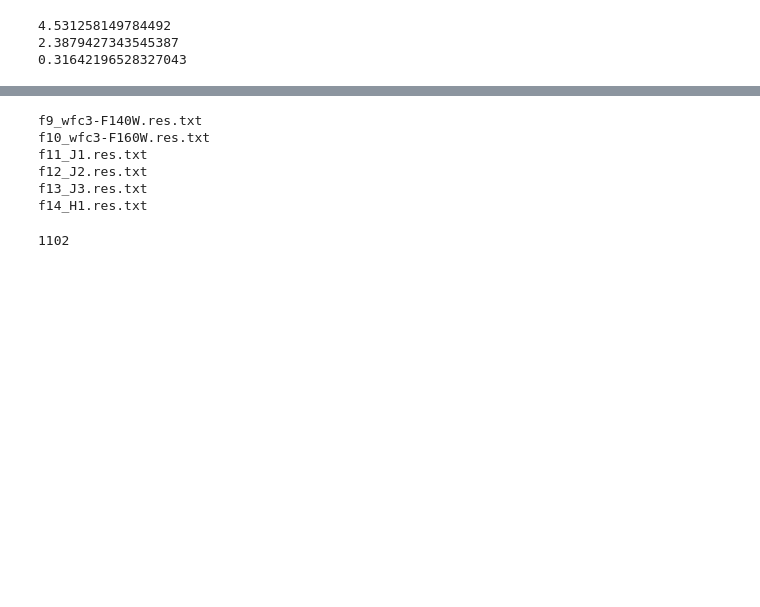
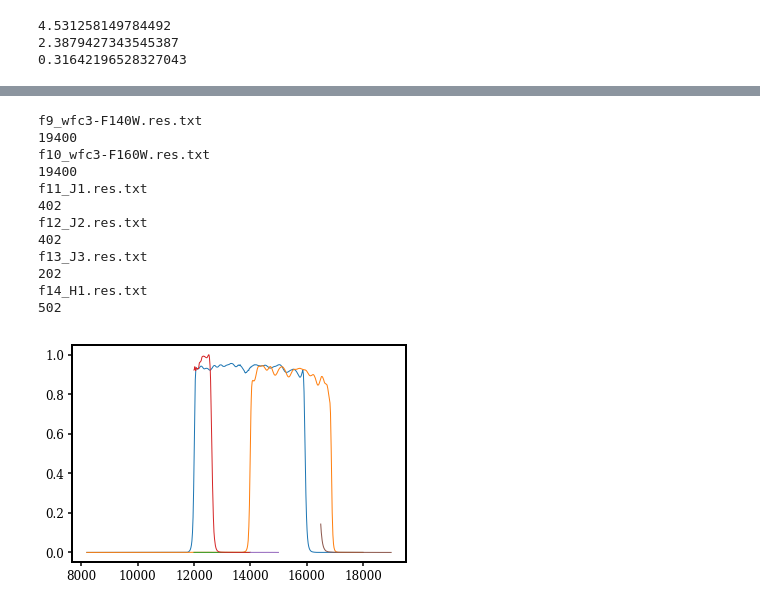
Before and after one commit to ywis/TAPS, a Jupyter notebook: examples/COSMOS_reduce_example-testing_filters.ipynb, the cells around one changed output, grey strips where cells are left out. Cells and saved outputs as stored; diff of their text form; code cells hidden in the pictures; blank space fills up the shorter version.

Commit message:
tested GODOSS example and the filter sets.

```diff
--- a/examples/COSMOS_reduce_example-testing_filters.ipynb
+++ b/examples/COSMOS_reduce_example-testing_filters.ipynb
@@ -1891,13 +1878,13 @@ photometric_flux_err = np.array([u_err,g_err,r_err,i_err,z_err, F606W_err,F814W_
                      J1_err,J2_err,J3_err,H1_err,H2_err,K_err, J_err,H_err,Ks_err,UVISTA_Y_err, UVISTA_J_err, UVISTA_H_err, UVISTA_Ks_err,\
                      B_err, V_err, Rp_err, Ip_err, Zp_err, IA427_err, IA464_err, IA484_err, IA505_err, IA527_err, IA574_err, IA624_err, IA679_err, IA709_err, IA738_err, IA767_err, IA827_err])#,\
                      #IRAC1_err, IRAC2_err, IRAC3_err, IRAC4_err])
-photometric_flux_err = np.array([u_err+0.1*u, g_err+0.1*g, r_err+0.1*r, i_err+0.1*i, z_err+0.1*z,\
-                     F606W_err+0.1*F606W, F814W_err+0.1*F814W, F125W_err+0.1*F125W, F140W_err+0.1*F140W, F160W_err+0.1*F160W,\
-                     J1_err+0.03*J1, J2_err+0.03*J2, J3_err+0.03*J3, H1_err+0.03*H1, H2_err+0.03*H2, K_err+0.03*K, J_err+0.03*J, H_err+0.03*H, Ks_err+0.03*Ks,\
-                     UVISTA_Y_err+0.03*UVISTA_Y, UVISTA_J_err+0.03*UVISTA_J, UVISTA_H_err+0.03*UVISTA_H, UVISTA_Ks_err+0.03*UVISTA_Ks,\
-                     B_err+0.03*B, V_err+0.03*V, Rp_err+0.03*Rp, Ip_err+0.03*Ip, Zp_err+0.03*Zp,\
-                     IA427_err+0.03*IA427, IA464_err+0.03*IA464, IA484_err+0.03*IA484, IA505_err+0.03*IA505, IA527_err+0.03*IA527,\
-                     IA574_err+0.03*IA574, IA624_err+0.03*IA624, IA679_err+0.03*IA679, IA709_err+0.03*IA709, IA738_err+0.03*IA738, IA767_err+0.03*IA767, IA827_err+0.03*IA827])#,\
+photometric_flux_err_mod = np.array([u_err+0.1*u, g_err+0.1*g, r_err+0.1*r, i_err+0.1*i, z_err+0.1*z,\
+                         F606W_err+0.03*F606W, F814W_err+0.03*F814W, F125W_err+0.03*F125W, F140W_err+0.03*F140W, F160W_err+0.03*F160W,\
+                         J1_err+0.1*J1, J2_err+0.1*J2, J3_err+0.1*J3, H1_err+0.1*H1, H2_err+0.1*H2, K_err+0.1*K, J_err+0.1*J, H_err+0.1*H, Ks_err+0.1*Ks,\
+                         UVISTA_Y_err+0.1*UVISTA_Y, UVISTA_J_err+0.1*UVISTA_J, UVISTA_H_err+0.1*UVISTA_H, UVISTA_Ks_err+0.1*UVISTA_Ks,\
+                         B_err+0.1*B, V_err+0.1*V, Rp_err+0.1*Rp, Ip_err+0.1*Ip, Zp_err+0.1*Zp,\
+                         IA427_err+0.1*IA427, IA464_err+0.1*IA464, IA484_err+0.1*IA484, IA505_err+0.1*IA505, IA527_err+0.1*IA527,\
+                         IA574_err+0.1*IA574, IA624_err+0.1*IA624, IA679_err+0.1*IA679, IA709_err+0.1*IA709, IA738_err+0.1*IA738, IA767_err+0.1*IA767, IA827_err+0.1*IA827])#,\
 # %% [markdown]
 ### 0.2 Read the grism spectra from the 1D ascii file
 # %%
@@ -3141,30 +3133,35 @@ for obsmode in ['acs,wfc1,f555w', 'wfc3,uvis2,f336w', 'wfc3,ir,f160w']:
 # %%
 #u,g,r,i,z,F606W,F814W,F125W,F140W,F160W,J1,J2,J3,H1,H2,K,J,H,Ks,UVISTA_Y, UVISTA_J, UVISTA_H, UVISTA_Ks,B, V, Rp, Ip, Zp,\
 #                        IA427, IA464, IA484, IA505, IA527, IA574, IA624, IA679, IA709, IA738, IA767, IA827
 
-# filter_FN = ['/Volumes/My Passport/TAPS/filter/cosmos/f1_u_megaprime_sagem.res.txt']
-# filter = np.loadtxt(filter_FN[0],skiprows=n)
+
 filter_fn_list = []
 path = "/Volumes/My Passport/TAPS/filter/cosmos/"
 import glob, os
 os.chdir(path)
 for i in range(9,15):
     for file in glob.glob("f"+str(i)+"_*"):
         print(file)
         fn = path+file
         filter_fn_list.append(fn)
 # filter_fn_list[0]
     filter_curve = np.loadtxt(fn,skiprows=n)
-    print
-filter_curve.size#[:,0]
+    print(filter_curve.size)#[:,0]
+    plt.plot(filter_curve[:,0],filter_curve[:,1])
 # %% [output]
 f9_wfc3-F140W.res.txt
+19400
 f10_wfc3-F160W.res.txt
+19400
 f11_J1.res.txt
+402
 f12_J2.res.txt
+402
 f13_J3.res.txt
+202
 f14_H1.res.txt
+502
-1102
+[figure, added]
 # %%
 model_wave = model3_wave
 model_flux = model3_flux
```
Also changed, not shown: parts of 7 cells of this notebook, 13 other files.
